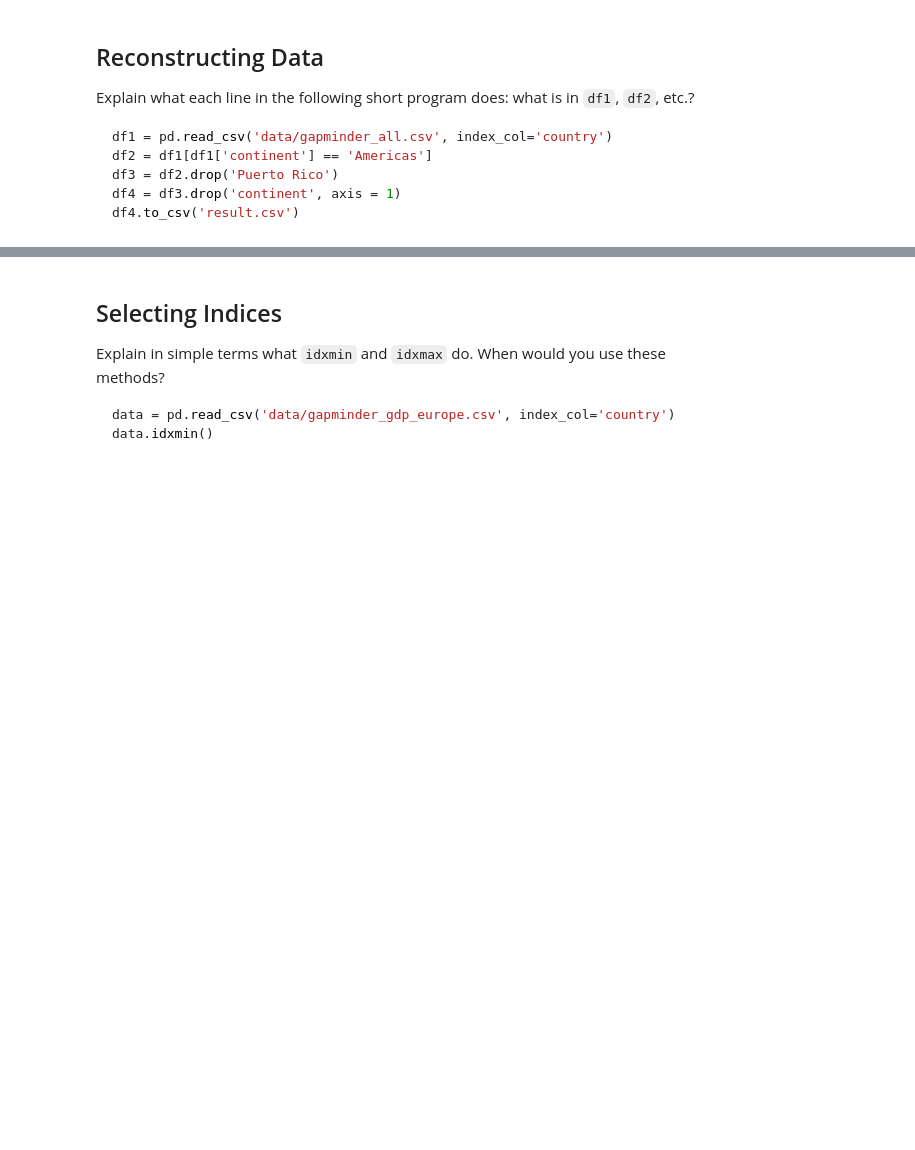
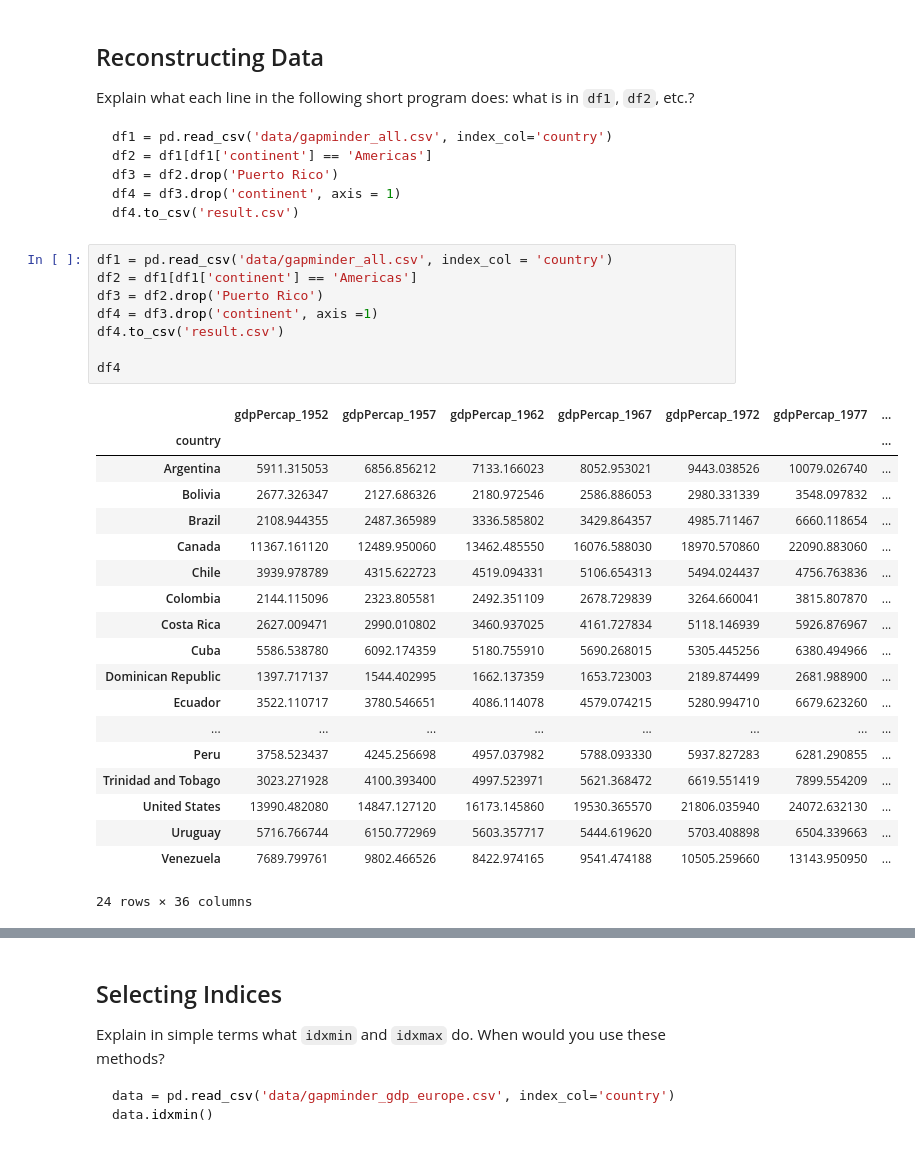
Before and after one commit to neurolawal/python_intro, a Jupyter notebook: 08 - pandas DataFrames/pandas-dataframes.ipynb, the cells around one changed output, grey strips where cells are left out. Drawn from its saved outputs; the diff is of its cells as text; blank space fills up the shorter version.

Commit message:
save results pd

```diff
--- a/08 - pandas DataFrames/pandas-dataframes.ipynb
+++ b/08 - pandas DataFrames/pandas-dataframes.ipynb
@@ -719,3 +775,31 @@ df3 = df2.drop('Puerto Rico')
 df4 = df3.drop('continent', axis = 1)
 df4.to_csv('result.csv')
 ~~~
+# %%
+df1 = pd.read_csv('data/gapminder_all.csv', index_col = 'country')
+df2 = df1[df1['continent'] == 'Americas']
+df3 = df2.drop('Puerto Rico')
+df4 = df3.drop('continent', axis =1)
+df4.to_csv('result.csv')
+
+df4
+# %% [output]
+|  | gdpPercap_1952 | gdpPercap_1957 | gdpPercap_1962 | gdpPercap_1967 | gdpPercap_1972 | gdpPercap_1977 | ... |
+| country |  |  |  |  |  |  | ... |
+| Argentina | 5911.315053 | 6856.856212 | 7133.166023 | 8052.953021 | 9443.038526 | 10079.026740 | ... |
+| Bolivia | 2677.326347 | 2127.686326 | 2180.972546 | 2586.886053 | 2980.331339 | 3548.097832 | ... |
+| Brazil | 2108.944355 | 2487.365989 | 3336.585802 | 3429.864357 | 4985.711467 | 6660.118654 | ... |
+| Canada | 11367.161120 | 12489.950060 | 13462.485550 | 16076.588030 | 18970.570860 | 22090.883060 | ... |
+| Chile | 3939.978789 | 4315.622723 | 4519.094331 | 5106.654313 | 5494.024437 | 4756.763836 | ... |
+| Colombia | 2144.115096 | 2323.805581 | 2492.351109 | 2678.729839 | 3264.660041 | 3815.807870 | ... |
+| Costa Rica | 2627.009471 | 2990.010802 | 3460.937025 | 4161.727834 | 5118.146939 | 5926.876967 | ... |
+| Cuba | 5586.538780 | 6092.174359 | 5180.755910 | 5690.268015 | 5305.445256 | 6380.494966 | ... |
+| Dominican Republic | 1397.717137 | 1544.402995 | 1662.137359 | 1653.723003 | 2189.874499 | 2681.988900 | ... |
+| Ecuador | 3522.110717 | 3780.546651 | 4086.114078 | 4579.074215 | 5280.994710 | 6679.623260 | ... |
+| ... | ... | ... | ... | ... | ... | ... | ... |
+| Peru | 3758.523437 | 4245.256698 | 4957.037982 | 5788.093330 | 5937.827283 | 6281.290855 | ... |
+| Trinidad and Tobago | 3023.271928 | 4100.393400 | 4997.523971 | 5621.368472 | 6619.551419 | 7899.554209 | ... |
+| United States | 13990.482080 | 14847.127120 | 16173.145860 | 19530.365570 | 21806.035940 | 24072.632130 | ... |
+| Uruguay | 5716.766744 | 6150.772969 | 5603.357717 | 5444.619620 | 5703.408898 | 6504.339663 | ... |
+| Venezuela | 7689.799761 | 9802.466526 | 8422.974165 | 9541.474188 | 10505.259660 | 13143.950950 | ... |
+24 rows × 36 columns
```
Also changed, not shown: parts of 18 cells of this notebook.
